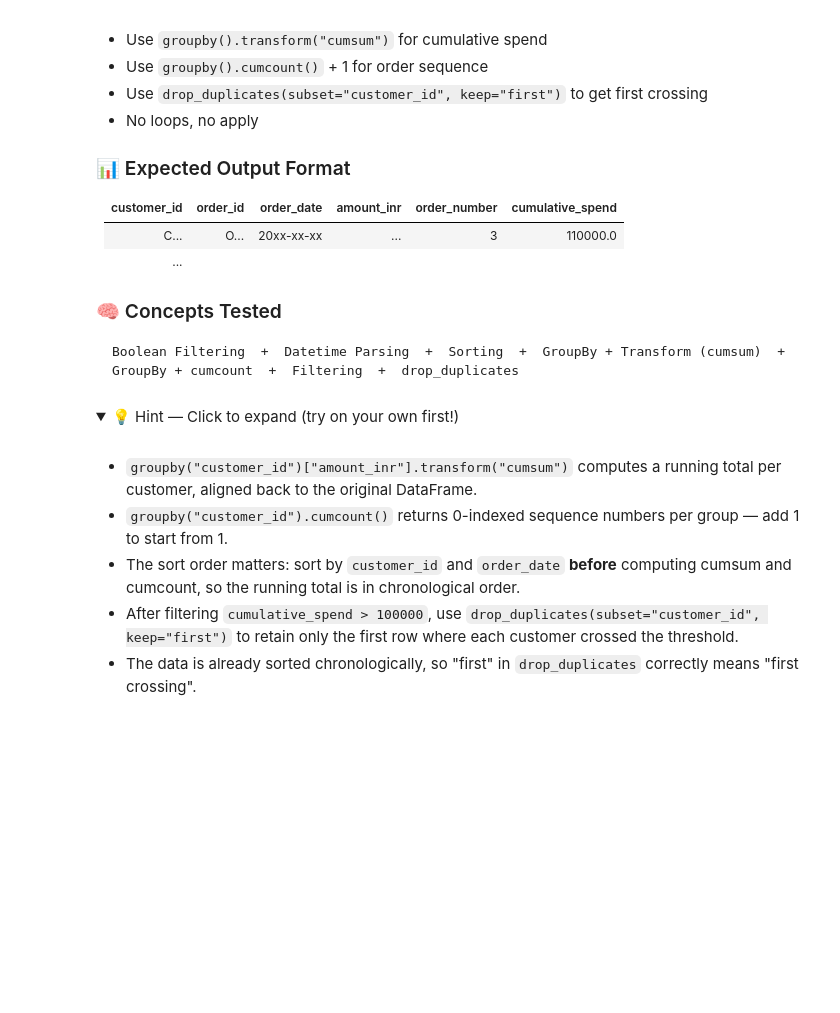
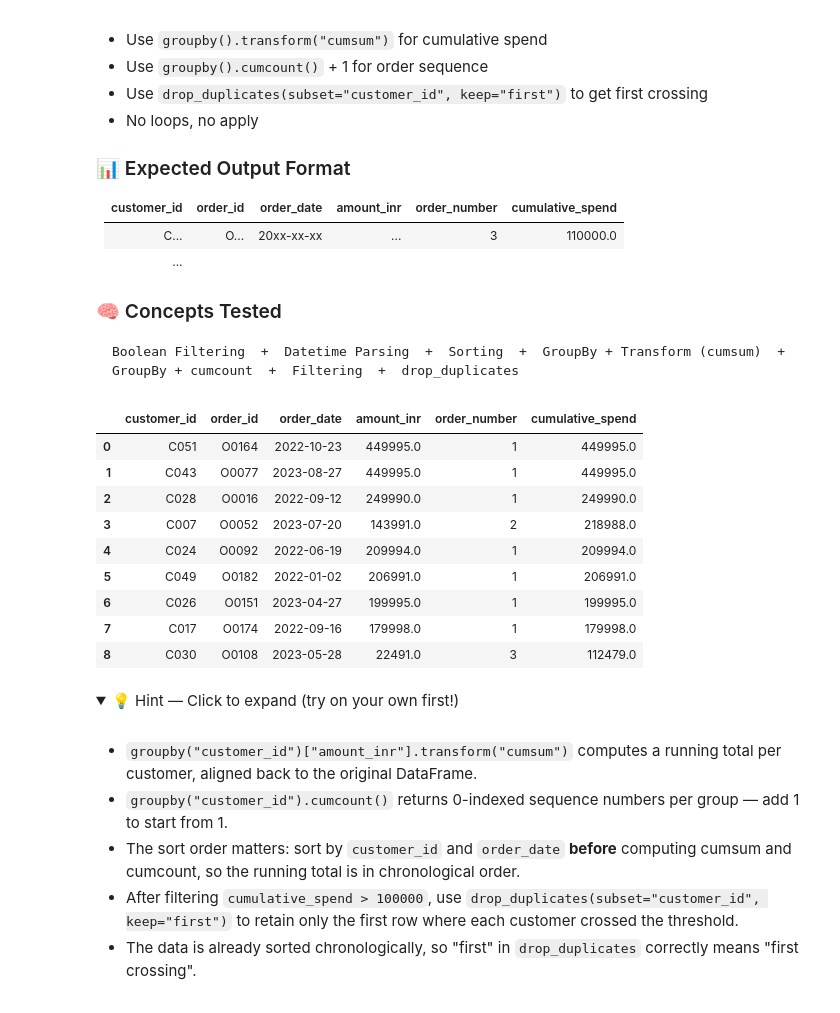
Before and after one commit to abhishekkatewaofficial-lab/Machine-Learning, a Jupyter notebook: Notes/Pandas/4. Practice/Pandas_Practice_Series_Notebook_01.ipynb, the cells around one changed output. Drawn from its saved outputs; the diff is of its cells as text; code cells hidden in the pictures; folded sections open; blank space fills up the shorter version.

````diff
--- a/Notes/Pandas/4. Practice/Pandas_Practice_Series_Notebook_01.ipynb
+++ b/Notes/Pandas/4. Practice/Pandas_Practice_Series_Notebook_01.ipynb
@@ -1410,6 +1526,77 @@ From the `orders` DataFrame:
 ```
 Boolean Filtering  +  Datetime Parsing  +  Sorting  +  GroupBy + Transform (cumsum)  +  GroupBy + cumcount  +  Filtering  +  drop_duplicates
 ```
+# %%
+# Step1: Copy Dataset
+
+result = orders.copy()
+
+# Step2: Keep only Delivered orders with non-null amount
+
+result = result[
+    (result['order_status'] == 'Delivered') &
+    (result['amount_inr'].notna())
+]
+
+# Step3: Convert order_date to datetime
+
+result['order_date'] = pd.to_datetime(result['order_date'])
+
+# Step4: Sort by customer and order date
+
+result = result.sort_values(
+    by=['customer_id', 'order_date'],
+    ignore_index=True
+)
+
+# Step5: Compute cumulative spend
+
+result['cumulative_spend'] = result.groupby('customer_id')['amount_inr'] \
+                                   .transform('cumsum')
+
+# Step6: Compute order number
+
+result['order_number'] = result.groupby('customer_id').cumcount() + 1
+
+
+# Step7: Keep only rows where cumulative spend crossed ₹1,00,000
+
+result = result[result['cumulative_spend'] > 100000]
+
+# Step8: Keep first crossing per customer
+
+result = result.drop_duplicates(
+    subset='customer_id',
+    keep='first'
+)
+
+# Step9: Keep useful columns only
+
+result = result[
+    ['customer_id', 'order_id', 'order_date',
+     'amount_inr', 'order_number', 'cumulative_spend']
+]
+
+# Step10: Sort and reset index
+
+result = result.sort_values(
+    by='cumulative_spend',
+    ascending=False,
+    ignore_index=True
+)
+
+display(result)
+# %% [output]
+|  | customer_id | order_id | order_date | amount_inr | order_number | cumulative_spend |
+| 0 | C051 | O0164 | 2022-10-23 | 449995.0 | 1 | 449995.0 |
+| 1 | C043 | O0077 | 2023-08-27 | 449995.0 | 1 | 449995.0 |
+| 2 | C028 | O0016 | 2022-09-12 | 249990.0 | 1 | 249990.0 |
+| 3 | C007 | O0052 | 2023-07-20 | 143991.0 | 2 | 218988.0 |
+| 4 | C024 | O0092 | 2022-06-19 | 209994.0 | 1 | 209994.0 |
+| 5 | C049 | O0182 | 2022-01-02 | 206991.0 | 1 | 206991.0 |
+| 6 | C026 | O0151 | 2023-04-27 | 199995.0 | 1 | 199995.0 |
+| 7 | C017 | O0174 | 2022-09-16 | 179998.0 | 1 | 179998.0 |
+| 8 | C030 | O0108 | 2023-05-28 | 22491.0 | 3 | 112479.0 |
 # %% [markdown]
 <details>
 <summary>💡 Hint — Click to expand (try on your own first!)</summary>
````
Also changed, not shown: parts of 3 cells of this notebook, 8 other files.
